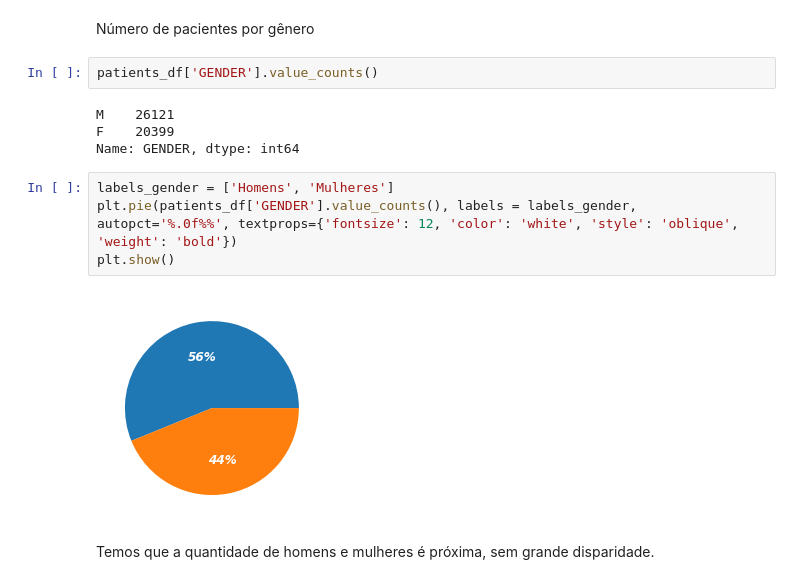
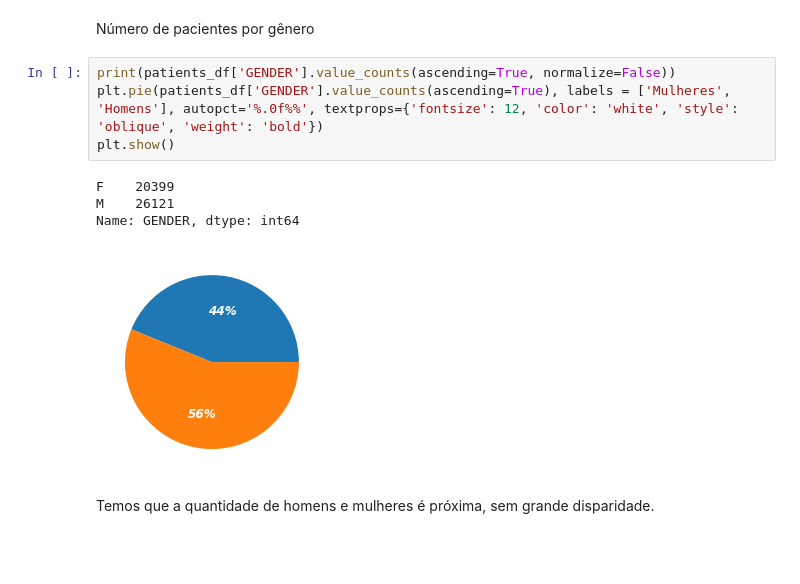
Before and after one commit to camila-cg/mimic-3, a Jupyter notebook: análise-exploratória.ipynb, the cells around one changed output. Saved outputs shown, nothing was run; the diff lists cells and outputs as text; blank space fills up the shorter version.

```diff
--- a/análise-exploratória.ipynb
+++ b/análise-exploratória.ipynb
@@ -32,18 +36,15 @@ patients_df.shape[0]
 46520
 # %% [markdown]
 Número de pacientes por gênero
-# %%
-patients_df['GENDER'].value_counts()
-# %% [output]
-M    26121
-F    20399
-Name: GENDER, dtype: int64
 # %%
-labels_gender = ['Homens', 'Mulheres']
-plt.pie(patients_df['GENDER'].value_counts(), labels = labels_gender, autopct='%.0f%%', textprops={'fontsize': 12, 'color': 'white', 'style': 'oblique', 'weight': 'bold'})
+print(patients_df['GENDER'].value_counts(ascending=True, normalize=False))
+plt.pie(patients_df['GENDER'].value_counts(ascending=True), labels = ['Mulheres', 'Homens'], autopct='%.0f%%', textprops={'fontsize': 12, 'color': 'white', 'style': 'oblique', 'weight': 'bold'})
 plt.show()
 # %% [output]
+F    20399
+M    26121
+Name: GENDER, dtype: int64
-[figure, old version]
+[figure, new version]
 # %% [markdown]
 Temos que a quantidade de homens e mulheres é próxima, sem grande disparidade.
 # %% [markdown]
```
Also changed, not shown: parts of 39 cells of this notebook.
